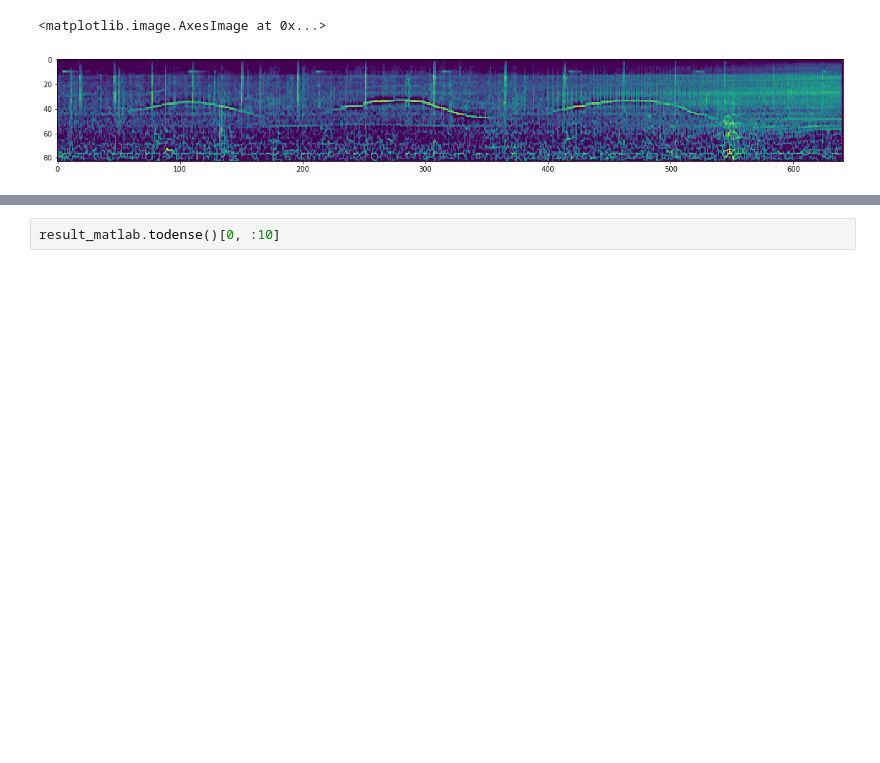
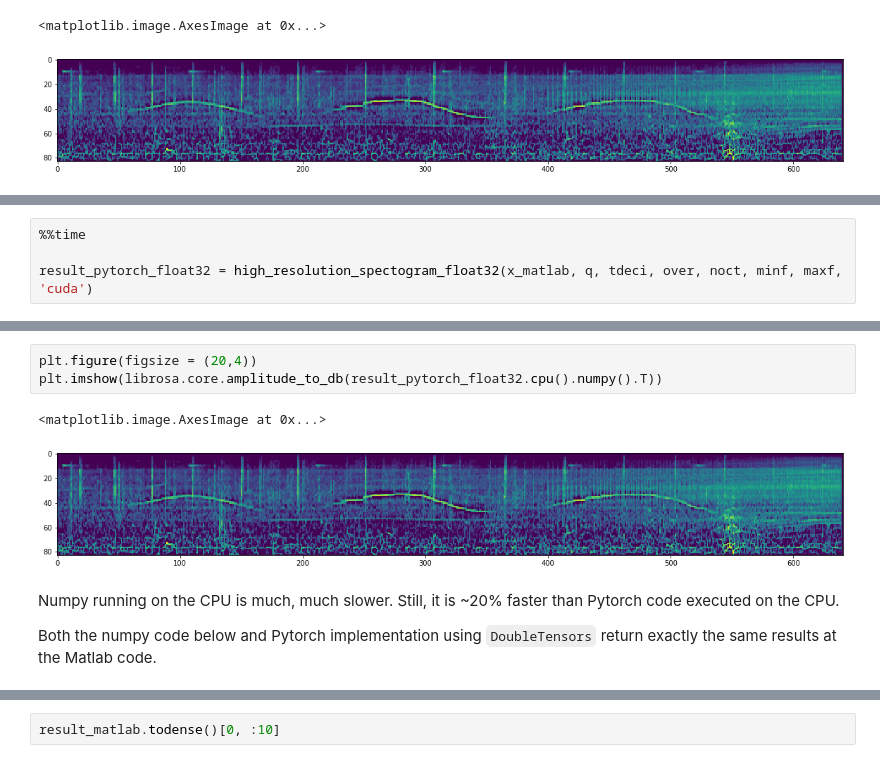
Before and after one commit to earthspecies/spectral_hyperresolution, a Jupyter notebook: verify_correctness_and_benchmark.ipynb, the cells around one changed output, grey strips where cells are left out. Drawn from its saved outputs; the diff is of its cells as text; blank space fills up the shorter version.

```diff
--- a/verify_correctness_2.ipynb
+++ b/verify_correctness_and_benchmark.ipynb
@@ -41,0 +47,4 @@ plt.imshow(librosa.core.amplitude_to_db(result_pytorch.cpu().numpy().T))
+# %%
+%%time
+
+result_pytorch_float32 = high_resolution_spectogram_float32(x_matlab, q, tdeci, over, noct, minf, maxf, 'cuda')
@@ -42,3 +54,13 @@ plt.imshow(librosa.core.amplitude_to_db(result_pytorch.cpu().numpy().T))
+# %%
+plt.figure(figsize = (20,4))
+plt.imshow(librosa.core.amplitude_to_db(result_pytorch_float32.cpu().numpy().T))
+# %% [output]
+<matplotlib.image.AxesImage at 0x...>
+[figure, added]
+# %% [markdown]
+Numpy running on the CPU is much, much slower. Still, it is ~20% faster than Pytorch code executed on the CPU.
+
+Both the numpy code below and Pytorch implementation using `DoubleTensors` return exactly the same results at the Matlab code.
 # %%
 %%time
 
```
Also changed, not shown: parts of 13 cells of this notebook.
